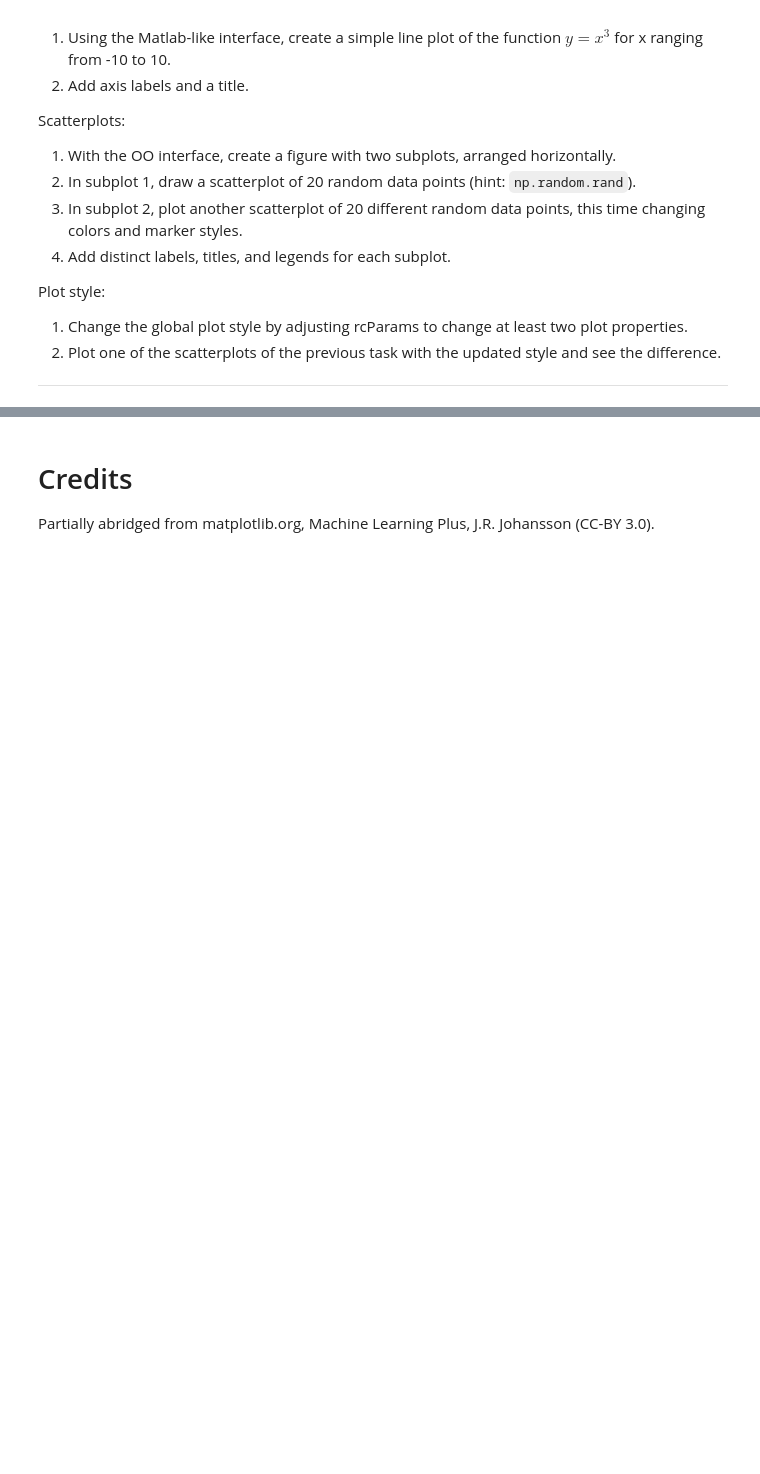
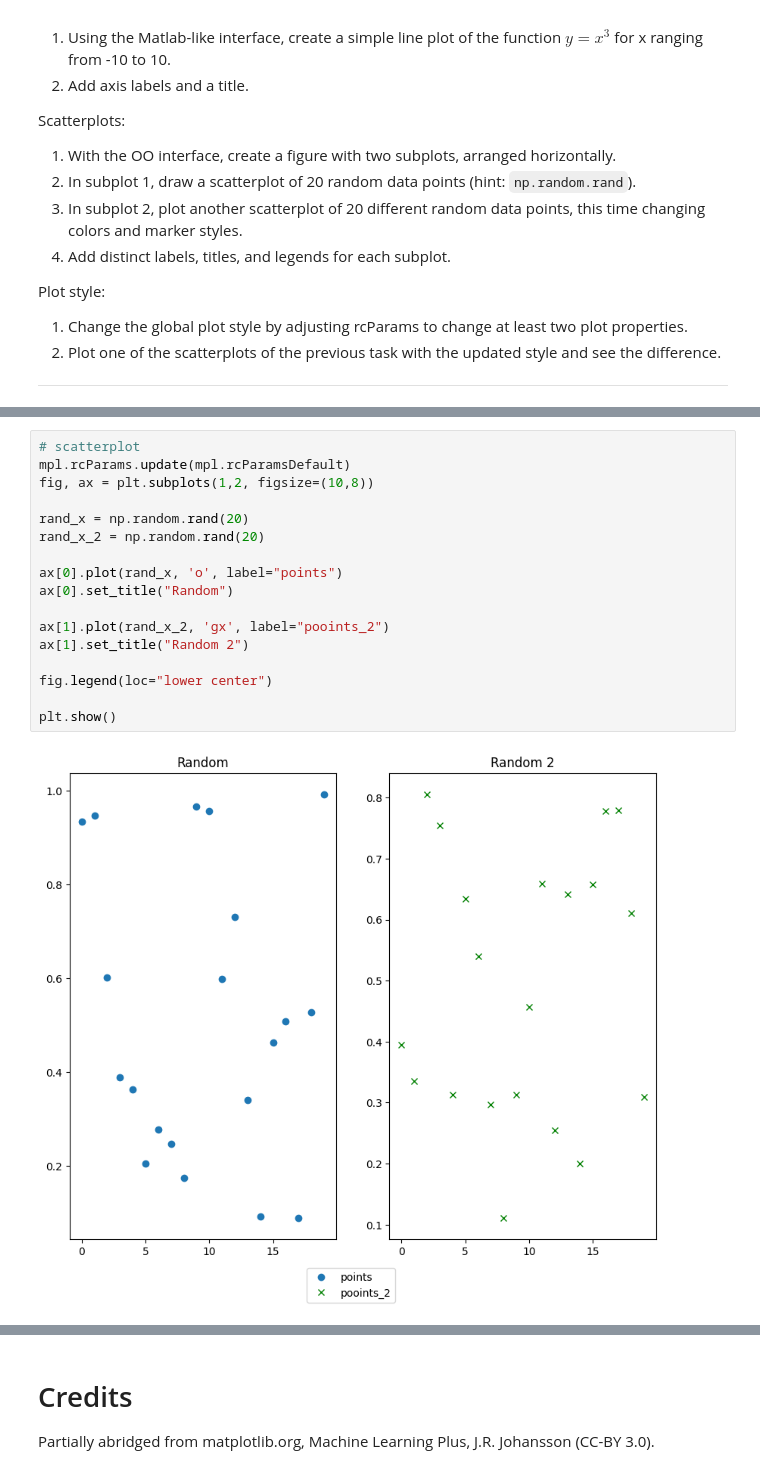
Before and after one commit to najirod02/Dataviz, a Jupyter notebook: lab/Lab04.ipynb, the cells around one changed output, grey strips where cells are left out. Cells and saved outputs as stored; diff of their text form; blank space fills up the shorter version.

```diff
--- a/lab/Lab04.ipynb
+++ b/lab/Lab04.ipynb
@@ -1041,0 +1058,19 @@ Plot style:
+# %%
+# scatterplot
+mpl.rcParams.update(mpl.rcParamsDefault)
+fig, ax = plt.subplots(1,2, figsize=(10,8))
+
+rand_x = np.random.rand(20)
+rand_x_2 = np.random.rand(20)
+
+ax[0].plot(rand_x, 'o', label="points")
+ax[0].set_title("Random")
+
+ax[1].plot(rand_x_2, 'gx', label="pooints_2")
+ax[1].set_title("Random 2")
+
+fig.legend(loc="lower center")
+
+plt.show()
+# %% [output]
+[figure, added]
```
Also changed, not shown: parts of 2 cells of this notebook, 1 other file.
